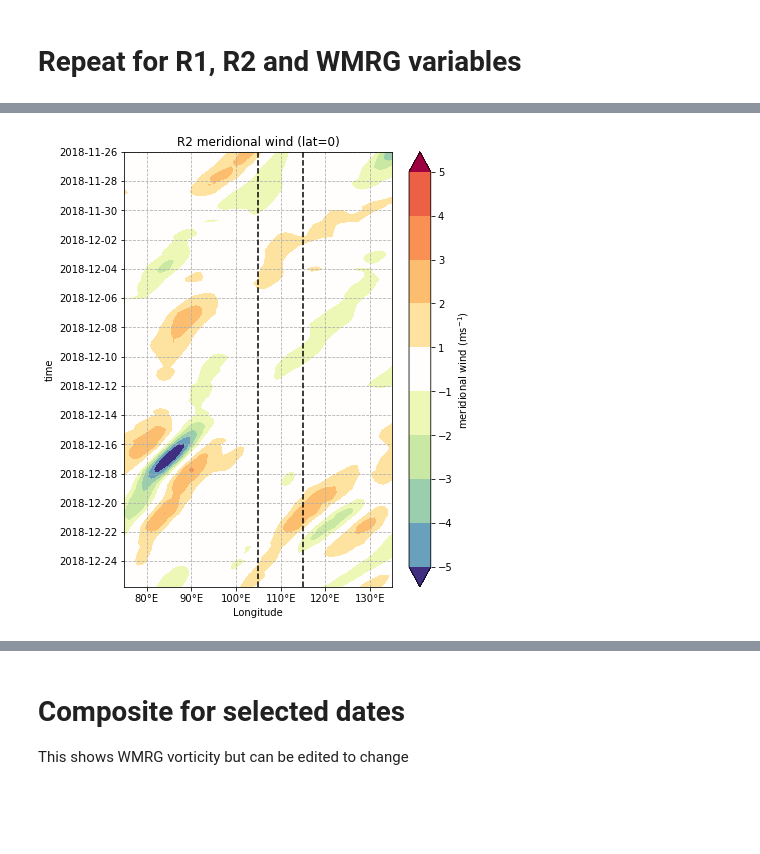
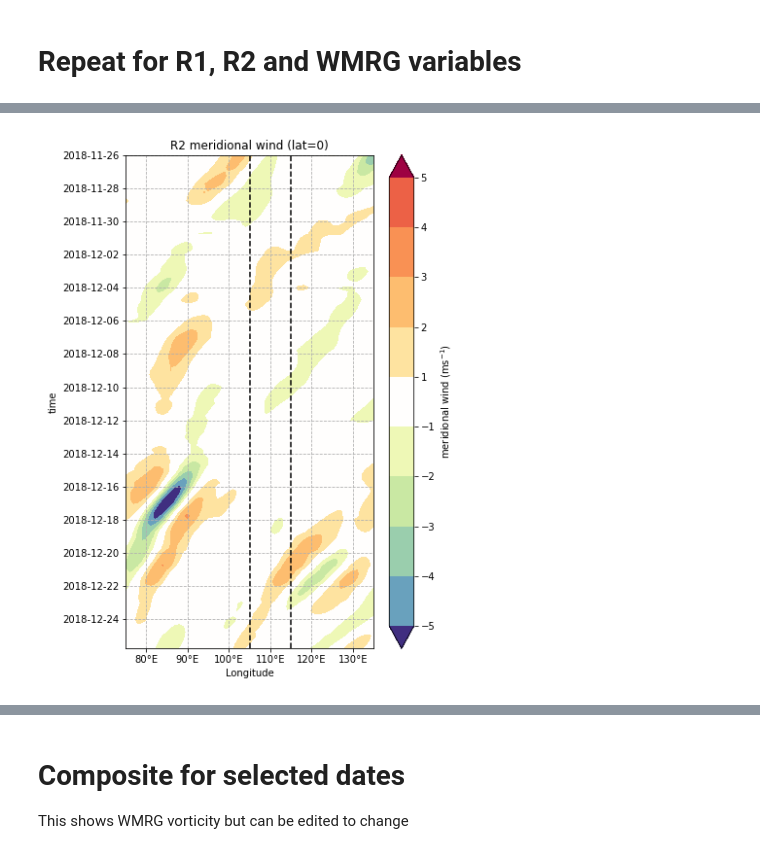
Before and after one commit to samferrett/wave_casestudy, a Jupyter notebook: example_of_era5_waves.ipynb, the cells around one changed output, grey strips where cells are left out. Saved outputs shown, nothing was run; the diff lists cells and outputs as text; code cells hidden in the pictures; blank space fills up the shorter version.

```diff
--- a/example_of_era5_waves.ipynb
+++ b/example_of_era5_waves.ipynb
@@ -149,21 +151,22 @@ ax.xaxis.set_major_formatter(LONGITUDE_FORMATTER)
 # %%
 levels=np.arange(-5,6,1)
 levels=levels[~np.equal(levels,0)]
 div_casestudy=ncs['R2'].northward_wind.sel(lat=0,
                                 lon=slice(75,135),
                                 time=slice(datetime(2018,11,26),datetime(2018,12,25,18)))
 
 fig,ax=plt.subplots(figsize=[6,8])
 div_casestudy.plot.contourf(levels=levels,cmap=pra_cmap().reversed(),extend='both',
                             ax=ax,cbar_kwargs={'label':r'meridional wind (ms$^{-1}$)'})
 ax.set(title='R2 meridional wind (lat=0)',xlabel='Longitude')
 ax.invert_yaxis()
 ax.yaxis.set_major_locator(mpl.dates.DayLocator(interval=2))
 ax.grid(linestyle='dashed')
 [ax.axvline(x,color='k',linestyle='dashed') for x in [105,115]]
 ax.xaxis.set_major_formatter(LONGITUDE_FORMATTER)
+plt.tight_layout()
 # %% [output]
-[figure, old version]
+[figure, new version]
 # %%
 levels=np.arange(-6,7,1)
 levels=levels[~np.equal(levels,0)]
```
Also changed, not shown: parts of 14 cells of this notebook, 5 other files.
